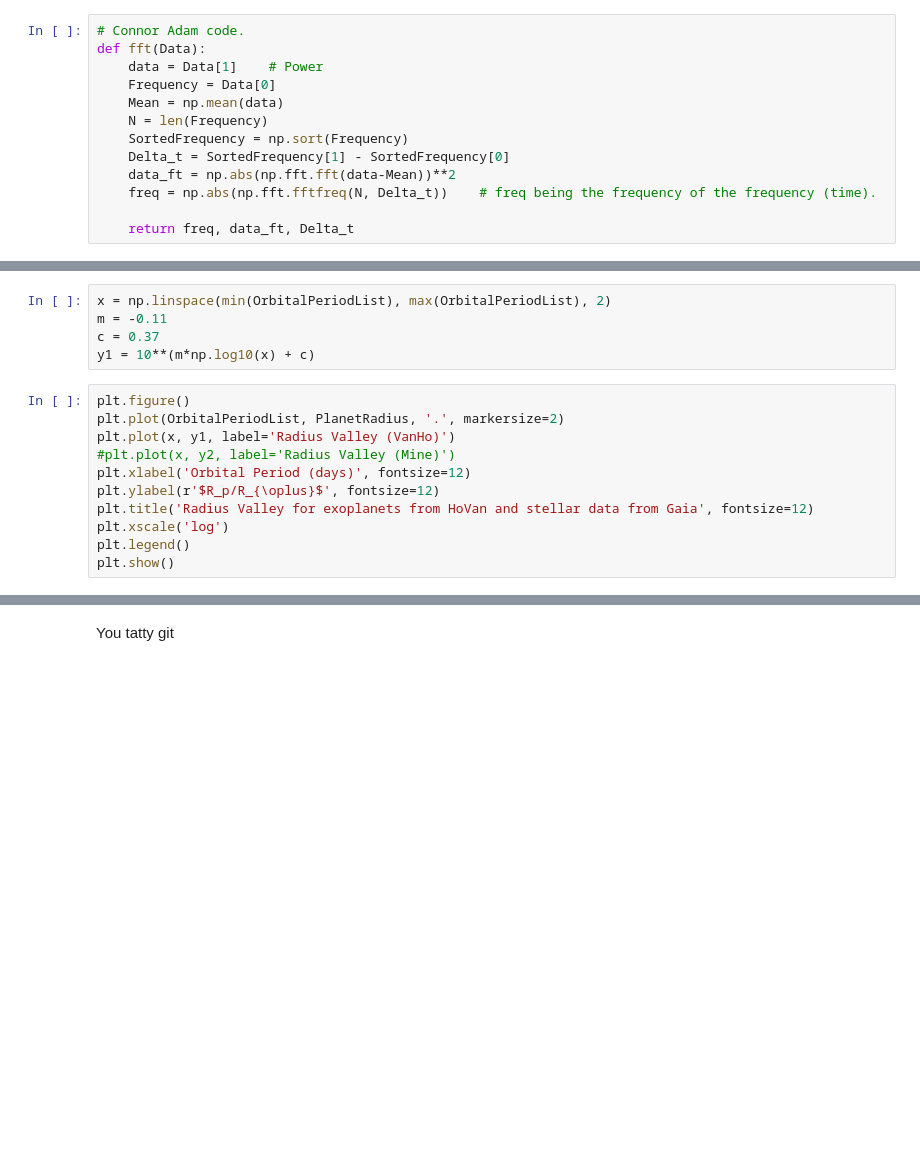
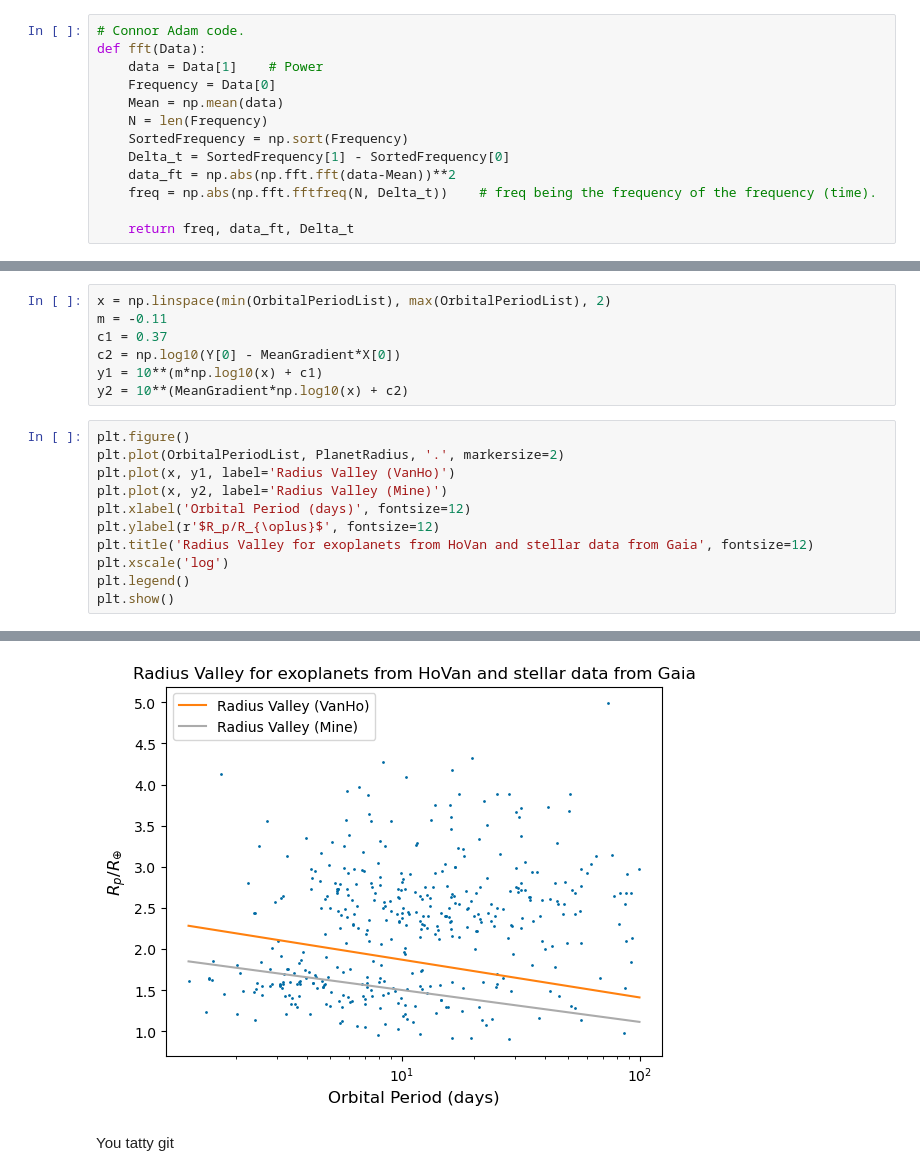
Before and after one commit to Iwan-S/Iwan-and-George-Year-4-Project, a Jupyter notebook: Exoplanets/Testing Ground (George).ipynb, the cells around one changed output, grey strips where cells are left out. Drawn from its saved outputs; the diff is of its cells as text; blank space fills up the shorter version.

```diff
--- a/Exoplanets/Testing Ground (George).ipynb
+++ b/Exoplanets/Testing Ground (George).ipynb
@@ -142,13 +162,15 @@ plt.show()
 # %%
 x = np.linspace(min(OrbitalPeriodList), max(OrbitalPeriodList), 2)
 m = -0.11
-c = 0.37
-y1 = 10**(m*np.log10(x) + c)
+c1 = 0.37
+c2 = np.log10(Y[0] - MeanGradient*X[0])
+y1 = 10**(m*np.log10(x) + c1)
+y2 = 10**(MeanGradient*np.log10(x) + c2)
 # %%
 plt.figure()
 plt.plot(OrbitalPeriodList, PlanetRadius, '.', markersize=2)
 plt.plot(x, y1, label='Radius Valley (VanHo)')
-#plt.plot(x, y2, label='Radius Valley (Mine)')
+plt.plot(x, y2, label='Radius Valley (Mine)')
 plt.xlabel('Orbital Period (days)', fontsize=12)
 plt.ylabel(r'$R_p/R_{\oplus}$', fontsize=12)
 plt.title('Radius Valley for exoplanets from HoVan and stellar data from Gaia', fontsize=12)
@@ -161,2 +181,3 @@ plt.show()
+[figure, added]
 # %% [markdown]
 You tatty git
```
Also changed, not shown: parts of 10 cells of this notebook, 2 other files.
